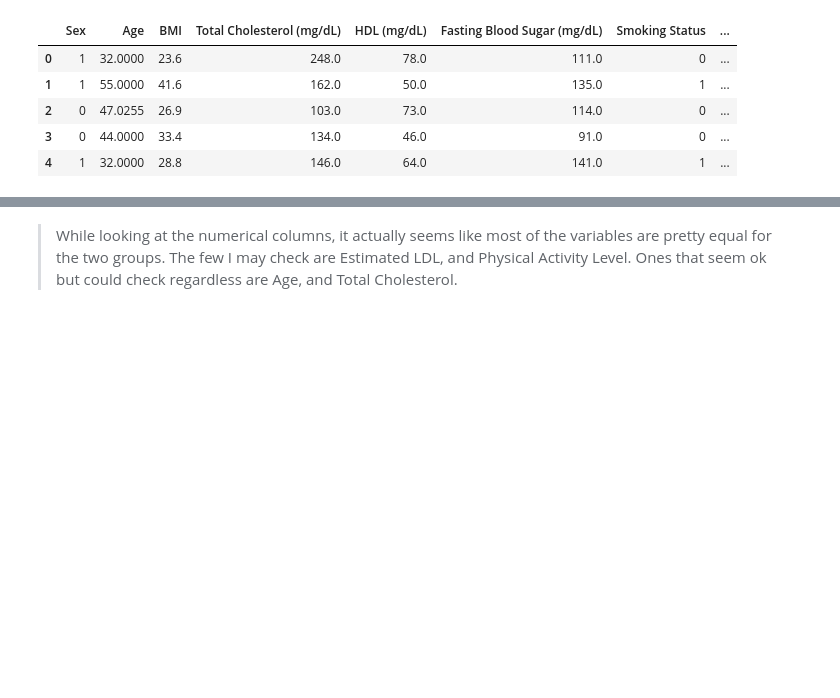
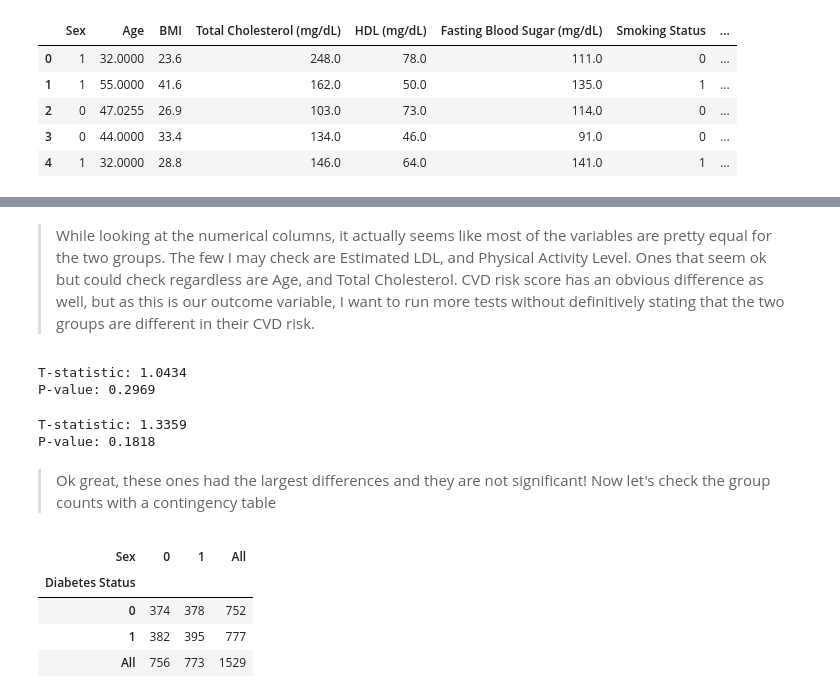
Before and after one commit to lilah-duboff/UDS_CVD_Final_Project_Rep, a Jupyter notebook: empirical_analysis.ipynb, the cells around one changed output, grey strips where cells are left out. Saved outputs shown, nothing was run; the diff lists cells and outputs as text; code cells hidden in the pictures; blank space fills up the shorter version.

```diff
--- a/empirical_analysis.ipynb
+++ b/empirical_analysis.ipynb
@@ -169,2 +169,33 @@ Estimated LDL (mg/dL): 109.99
 # %% [markdown]
->While looking at the numerical columns, it actually seems like most of the variables are pretty equal for the two groups. The few I may check are Estimated LDL, and Physical Activity Level. Ones that seem ok but could check regardless are Age, and Total Cholesterol.
+>While looking at the numerical columns, it actually seems like most of the variables are pretty equal for the two groups. The few I may check are Estimated LDL, and Physical Activity Level. Ones that seem ok but could check regardless are Age, and Total Cholesterol. CVD risk score has an obvious difference as well, but as this is our outcome variable, I want to run more tests without definitively stating that the two groups are different in their CVD risk.
+# %%
+diabetes_ldl = df[df["Diabetes Status"] == 1]["Estimated LDL (mg/dL)"]
+no_diabetes_ldl = df[df["Diabetes Status"] == 0]["Estimated LDL (mg/dL)"]
+
+t_stat, p_value = stats.ttest_ind(diabetes_ldl, no_diabetes_ldl)
+print(f"T-statistic: {t_stat:.4f}")
+print(f"P-value: {p_value:.4f}")
+# %% [output]
+T-statistic: 1.0434
+P-value: 0.2969
+# %%
+diabetes_phys_act = df[df["Diabetes Status"] == 1]["Physical Activity Level"]
+no_diabetes_phys_act = df[df["Diabetes Status"] == 0]["Physical Activity Level"]
+
+t_stat, p_value = stats.ttest_ind(diabetes_phys_act, no_diabetes_phys_act)
+print(f"T-statistic: {t_stat:.4f}")
+print(f"P-value: {p_value:.4f}")
+# %% [output]
+T-statistic: 1.3359
+P-value: 0.1818
+# %% [markdown]
+>Ok great, these ones had the largest differences and they are not significant! Now let's check the group counts with a contingency table
+# %%
+# Crosstab by sex
+pd.crosstab(df["Diabetes Status"], df["Sex"], margins=True)
+# %% [output]
+| Sex | 0 | 1 | All |
+| Diabetes Status |  |  |  |
+| 0 | 374 | 378 | 752 |
+| 1 | 382 | 395 | 777 |
+| All | 756 | 773 | 1529 |
```
Also changed, not shown: parts of 12 cells of this notebook.
